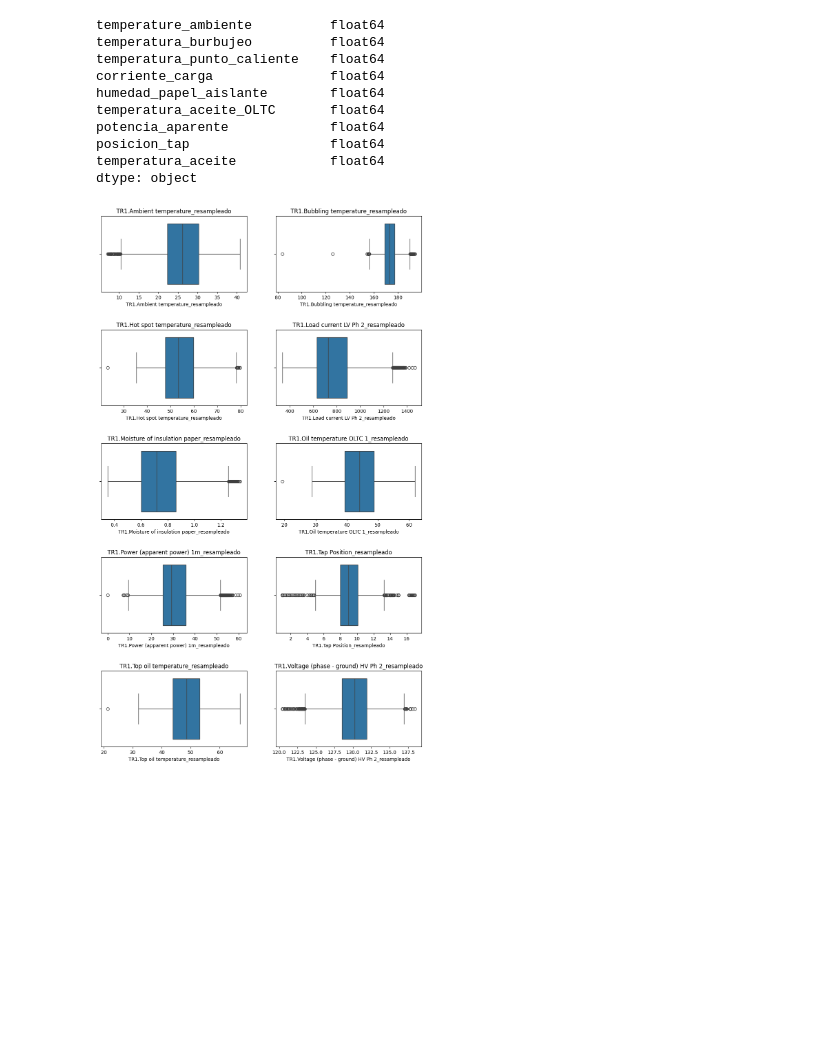
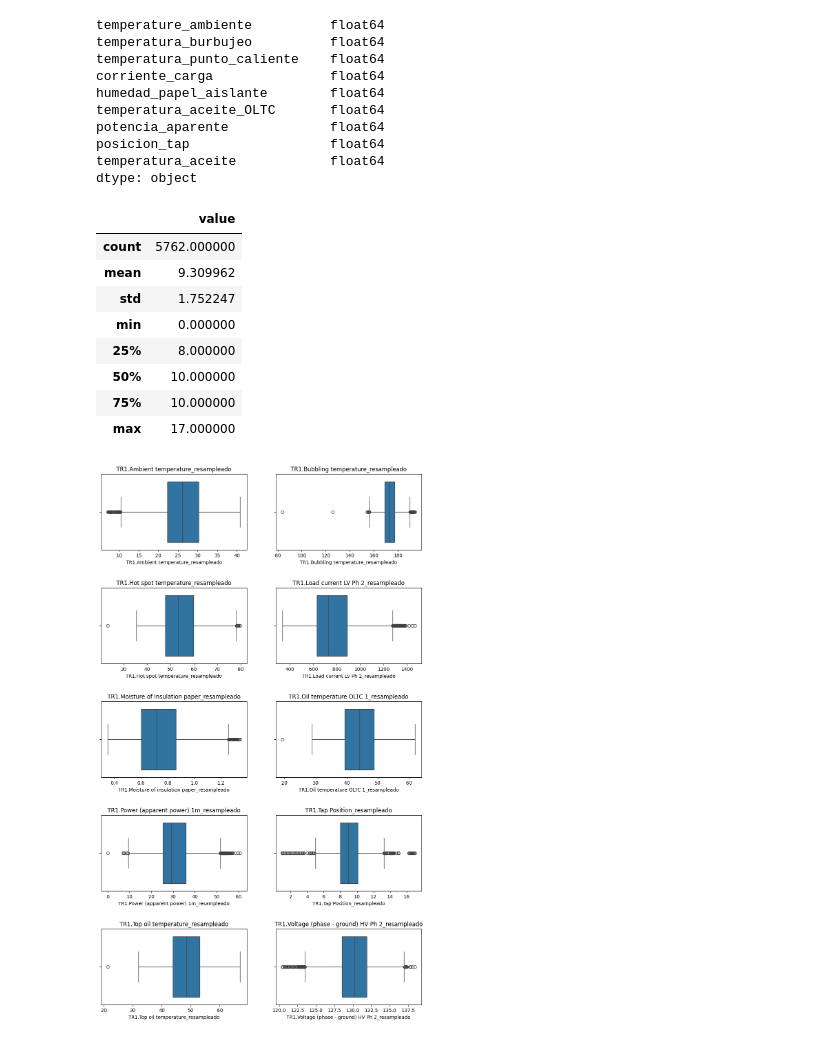
Before and after one commit to dannnmr/etl-predictivo, a Jupyter notebook: notebooks/transformacion.ipynb, the cells around one changed output. Saved outputs shown, nothing was run; the diff lists cells and outputs as text; code cells hidden in the pictures; blank space fills up the shorter version.

```diff
--- a/notebooks/transformacion.ipynb
+++ b/notebooks/transformacion.ipynb
@@ -119,6 +119,20 @@ def boxplots(df):
         fig.delaxes(ax[j])
 
     plt.show()
+# %%
+import pandas as pd
+df=pd.read_parquet("../data/bronze/transformador/tap_position.parquet")
+df.describe()
+# %% [output]
+|  | value |
+| count | 5762.000000 |
+| mean | 9.309962 |
+| std | 1.752247 |
+| min | 0.000000 |
+| 25% | 8.000000 |
+| 50% | 10.000000 |
+| 75% | 10.000000 |
+| max | 17.000000 |
 # %%
 import pandas as pd
 import matplotlib.pyplot as plt
```
Also changed, not shown: 8 other files.
